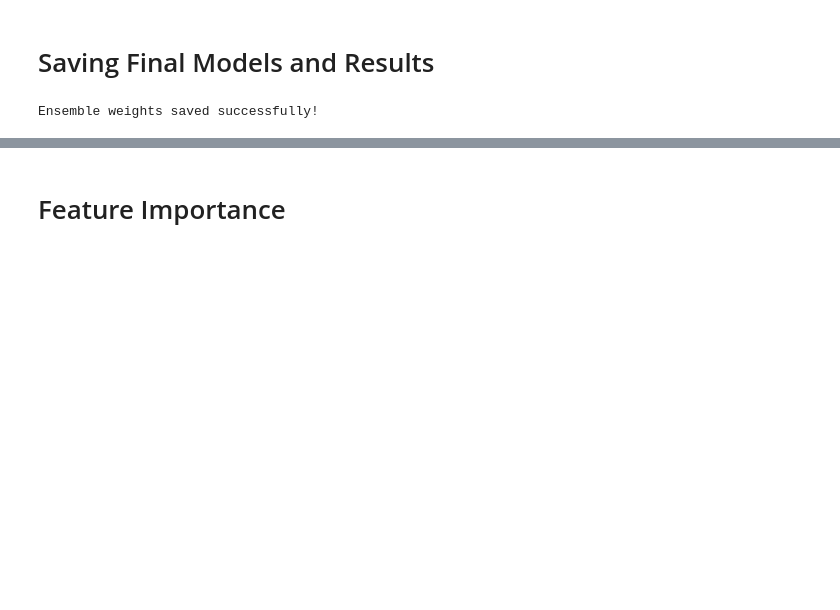
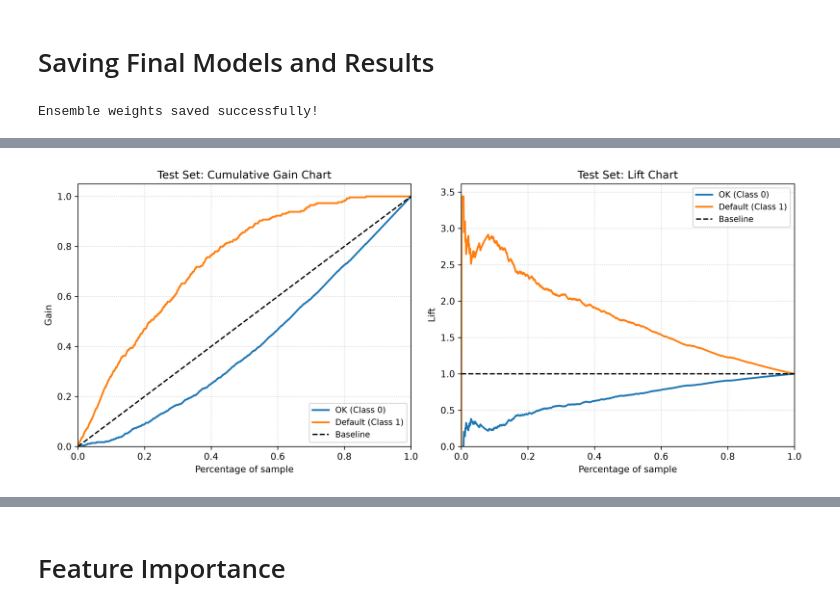
Before and after one commit to BevisWong76/credit-risk-predictor, a Jupyter notebook: credit_risk_classification.ipynb, the cells around one changed output, grey strips where cells are left out. Saved outputs shown, nothing was run; the diff lists cells and outputs as text; code cells hidden in the pictures; blank space fills up the shorter version.

```diff
--- a/credit_risk_classification.ipynb
+++ b/credit_risk_classification.ipynb
@@ -1516,0 +1587,51 @@ Ensemble weights saved successfully!
+# %%
+# Gain and Lift Charts for CatBoost Model on Test Set
+
+
+# 1. Compute Gain & Lift curves
+y_true = np.array(y_test)
+probs = cat_best.predict_proba(df_test_eng)
+sort_idx = np.argsort(probs[:, 1])[::-1]
+y_sorted, N = y_true[sort_idx], len(y_test)
+
+pcts = np.linspace(0, 1, N + 1)
+sample_fracs = np.maximum(pcts, 1e-9)  # Avoid div by zero
+
+gains, lifts = {}, {}
+for cls, name in [(0, "OK (Class 0)"), (1, "Default (Class 1)")]:
+    cum_matches = np.append(0, np.cumsum((y_sorted == cls).astype(int)))
+    total_cls = cum_matches[-1]
+    gains[name] = cum_matches / total_cls
+    lifts[name] = (cum_matches / (sample_fracs * N)) / (total_cls / N)
+
+# 2. Plot Side-by-Side
+fig, axes = plt.subplots(1, 2, figsize=(12, 5), dpi=300)
+colors = {"OK (Class 0)": "#1f77b4", "Default (Class 1)": "#ff7f0e"}
+
+for name in gains:
+    axes[0].plot(pcts, gains[name], label=name, color=colors[name], lw=2)
+    axes[1].plot(pcts, lifts[name], label=name, color=colors[name], lw=2)
+
+axes[0].plot([0, 1], [0, 1], "k--", label="Baseline", lw=1.5)
+axes[1].axhline(1.0, color="k", linestyle="--", label="Baseline", lw=1.5)
+
+for ax, title, ylabel in zip(
+    axes,
+    ["Test Set: Cumulative Gain Chart", "Test Set: Lift Chart"],
+    ["Gain", "Lift"],
+):
+    ax.set(
+        title=title,
+        xlabel="Percentage of sample",
+        ylabel=ylabel,
+        xlim=(0, 1),
+        ylim=(0, None),
+    )
+    ax.grid(True, linestyle=":", alpha=0.6)
+    ax.legend(
+        loc="lower right" if "Gain" in title else "upper right", fontsize=9
+    )
+
+plt.tight_layout()
+# %% [output]
+[figure, added]
```
Also changed, not shown: parts of 20 cells of this notebook, 25 other files.
